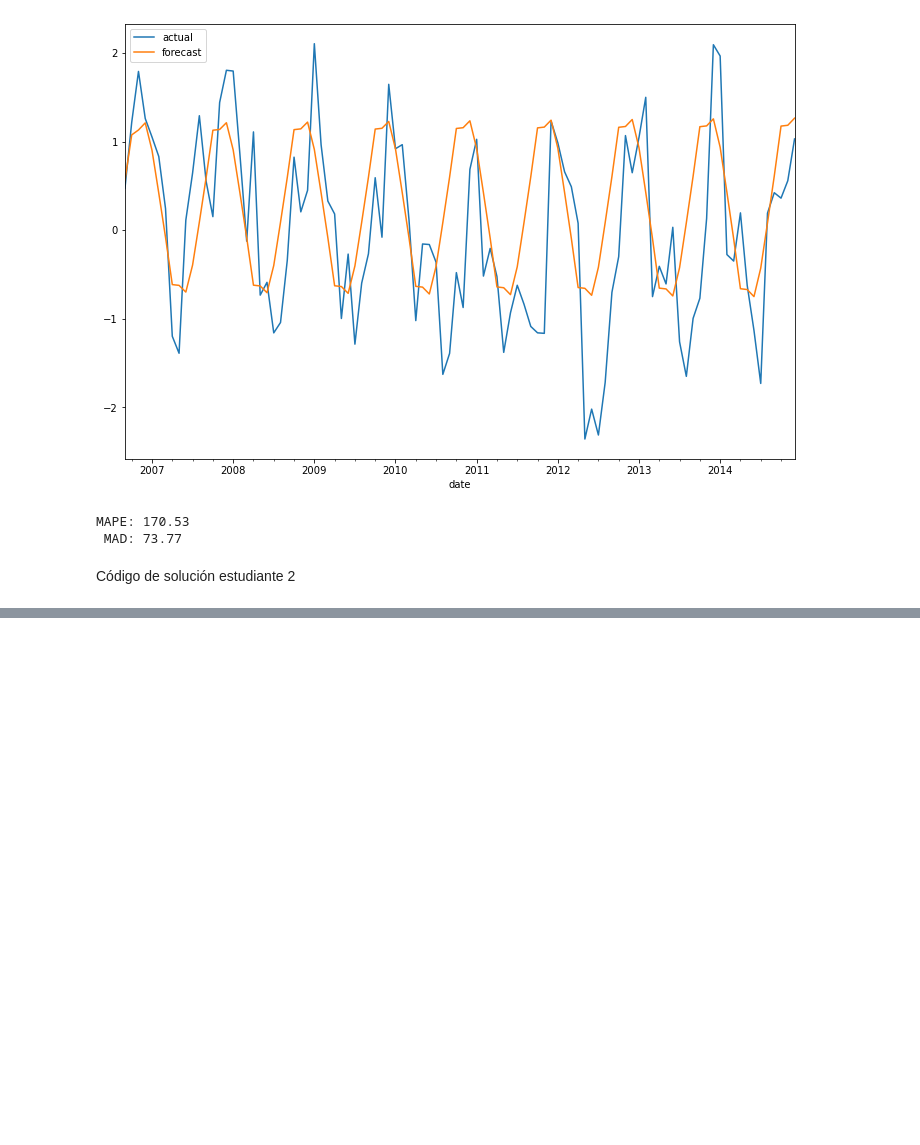
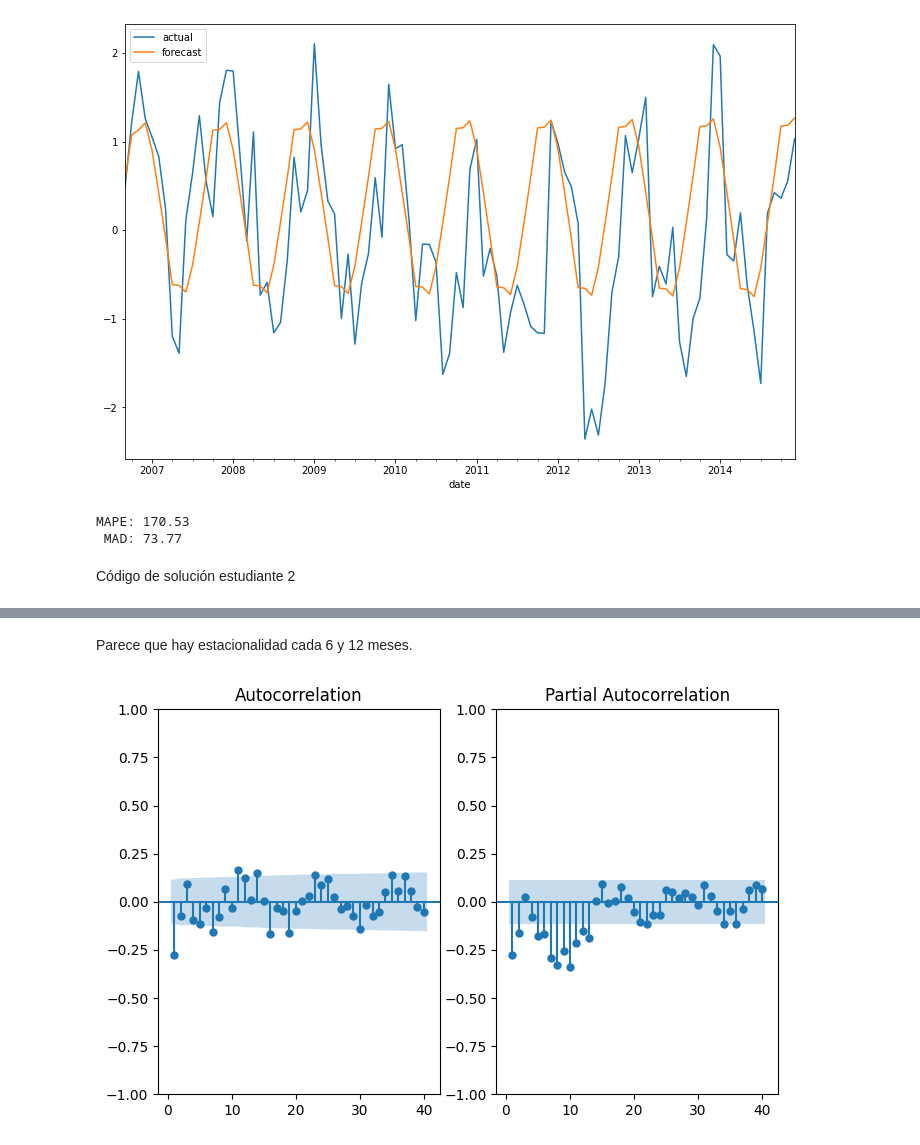
Before and after one commit to G4ll4rd0/Tarea3_RGALLARDO_PAVILLA, a Jupyter notebook: Tarea_3.ipynb, the cells around one changed output, grey strips where cells are left out. Saved outputs shown, nothing was run; the diff lists cells and outputs as text; code cells hidden in the pictures; blank space fills up the shorter version.

```diff
--- a/Tarea_3.ipynb
+++ b/Tarea_3.ipynb
@@ -858,0 +914,8 @@ La respuesta es .........
+# %% [markdown]
+Parece que hay estacionalidad cada 6 y 12 meses.
+# %%
+# Diferenciamos
+modelo_diff = LinearForecast(timeseries.diff().dropna())
+modelo_diff.plot_acf_pacf(kwargs={'lags': 40})
+# %% [output]
+[figure, added]
```
Also changed, not shown: parts of 19 cells of this notebook.
